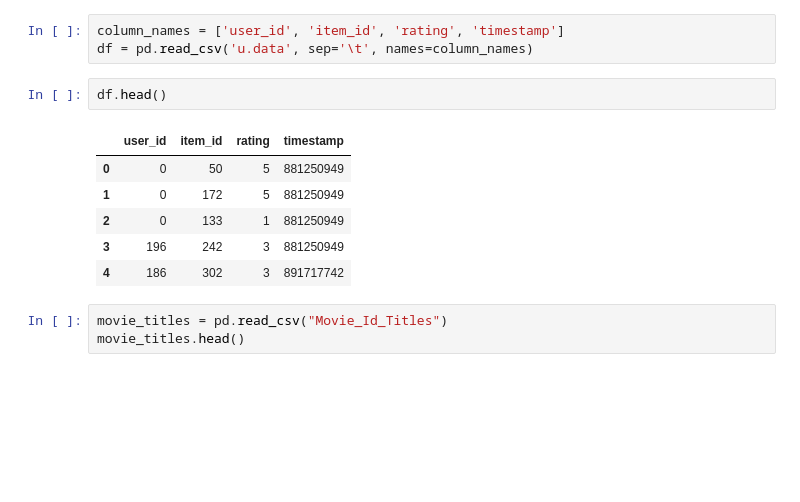
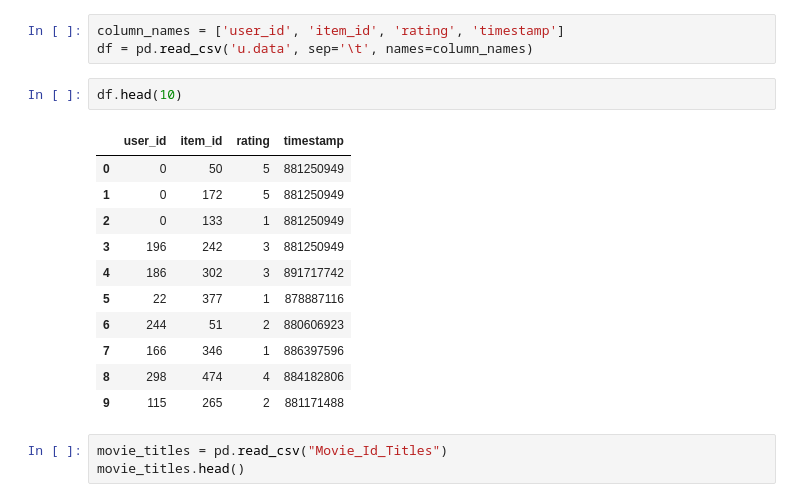
Before and after one commit to PoojaKumari07/MovieRecommenderSystem, a Jupyter notebook: recommender_model.ipynb, the cells around one changed output. Drawn from its saved outputs; the diff is of its cells as text; blank space fills up the shorter version.

```diff
--- a/recommender_model.ipynb
+++ b/recommender_model.ipynb
@@ -10,14 +11,19 @@ ModuleNotFoundError: No module named 'numpy'
 column_names = ['user_id', 'item_id', 'rating', 'timestamp']
 df = pd.read_csv('u.data', sep='\t', names=column_names)
 # %%
-df.head()
+df.head(10)
 # %% [output]
 |  | user_id | item_id | rating | timestamp |
 | 0 | 0 | 50 | 5 | 881250949 |
 | 1 | 0 | 172 | 5 | 881250949 |
 | 2 | 0 | 133 | 1 | 881250949 |
 | 3 | 196 | 242 | 3 | 881250949 |
 | 4 | 186 | 302 | 3 | 891717742 |
+| 5 | 22 | 377 | 1 | 878887116 |
+| 6 | 244 | 51 | 2 | 880606923 |
+| 7 | 166 | 346 | 1 | 886397596 |
+| 8 | 298 | 474 | 4 | 884182806 |
+| 9 | 115 | 265 | 2 | 881171488 |
 # %%
 movie_titles = pd.read_csv("Movie_Id_Titles")
 movie_titles.head()
```
Also changed, not shown: parts of 4 cells of this notebook.
